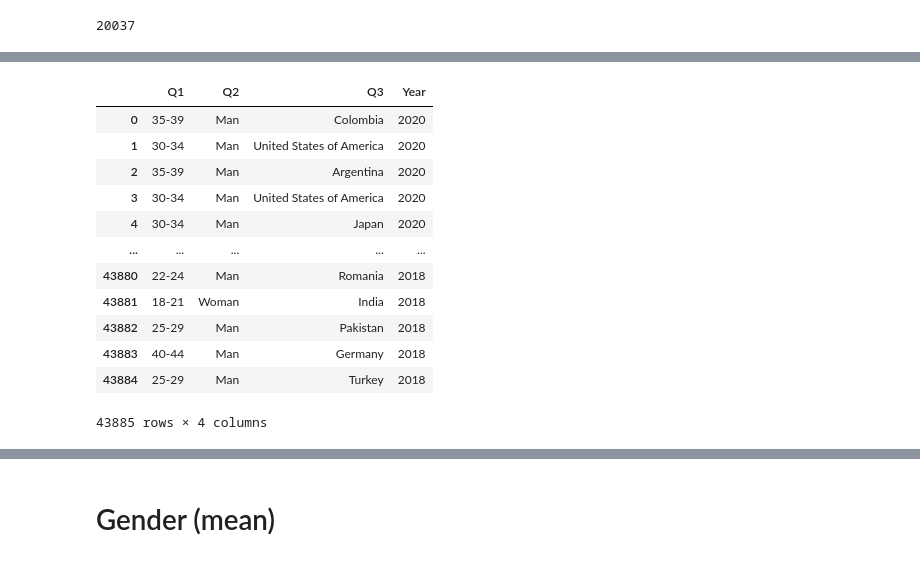
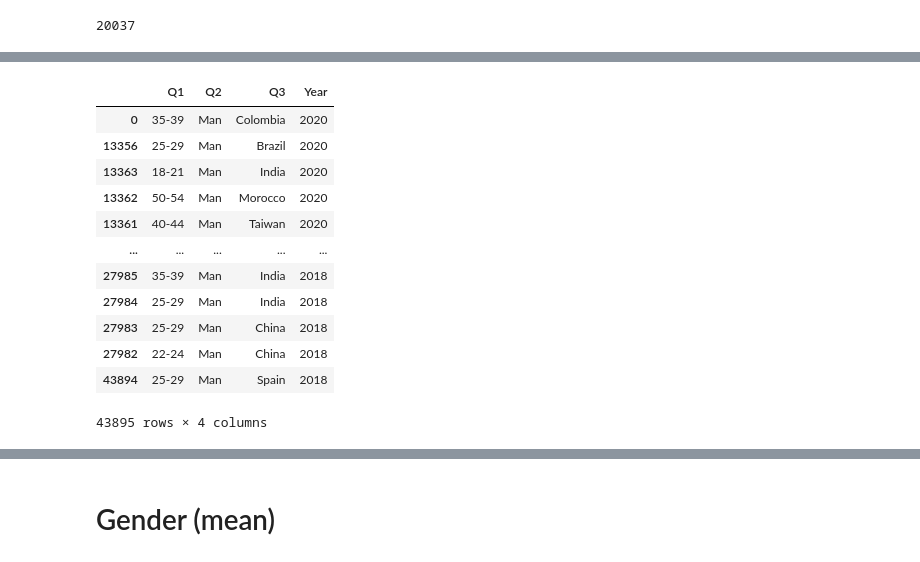
Before and after one commit to WilderGitHub/MCD, a Jupyter notebook: I. 01 Introducción Ciencia de Datos/kaggle-survey/Demographics/kaggleevolucion.ipynb, the cells around one changed output, grey strips where cells are left out. Drawn from its saved outputs; the diff is of its cells as text; code cells hidden in the pictures.

```diff
--- a/I. 01 Introducción Ciencia de Datos/kaggle-survey/Demographics/kaggleevolucion.ipynb
+++ b/I. 01 Introducción Ciencia de Datos/kaggle-survey/Demographics/kaggleevolucion.ipynb
@@ -65,21 +51,21 @@ dfGenero2018_new["Q2"].replace({"Female": "Woman", "Male": "Man"}, inplace=True)
 # %%
 df2018y2020 = pd.concat([dfGenero2020, dfGenero2018_new], ignore_index=True)
 df2018y2020.sort_values(by=['Year'], ascending=False)
-df2018y2020.head(-10)
+#df2018y2020.head(-10)
 # %% [output]
 |  | Q1 | Q2 | Q3 | Year |
 | 0 | 35-39 | Man | Colombia | 2020 |
-| 1 | 30-34 | Man | United States of America | 2020 |
-| 2 | 35-39 | Man | Argentina | 2020 |
-| 3 | 30-34 | Man | United States of America | 2020 |
-| 4 | 30-34 | Man | Japan | 2020 |
+| 13356 | 25-29 | Man | Brazil | 2020 |
+| 13363 | 18-21 | Man | India | 2020 |
+| 13362 | 50-54 | Man | Morocco | 2020 |
+| 13361 | 40-44 | Man | Taiwan | 2020 |
 | ... | ... | ... | ... | ... |
-| 43880 | 22-24 | Man | Romania | 2018 |
-| 43881 | 18-21 | Woman | India | 2018 |
-| 43882 | 25-29 | Man | Pakistan | 2018 |
-| 43883 | 40-44 | Man | Germany | 2018 |
-| 43884 | 25-29 | Man | Turkey | 2018 |
+| 27985 | 35-39 | Man | India | 2018 |
+| 27984 | 25-29 | Man | India | 2018 |
+| 27983 | 25-29 | Man | China | 2018 |
+| 27982 | 22-24 | Man | China | 2018 |
+| 43894 | 25-29 | Man | Spain | 2018 |
-43885 rows × 4 columns
+43895 rows × 4 columns
 # %%
 sns.countplot(data = df2018y2020,y = "Q2",hue="Year",hue_order=[2018, 2020])
 # %% [output]
```
Also changed, not shown: parts of 12 cells of this notebook.
